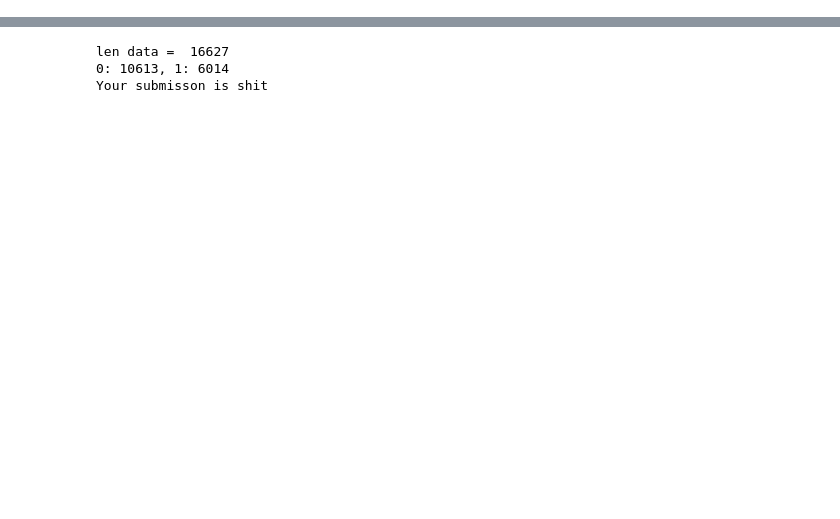
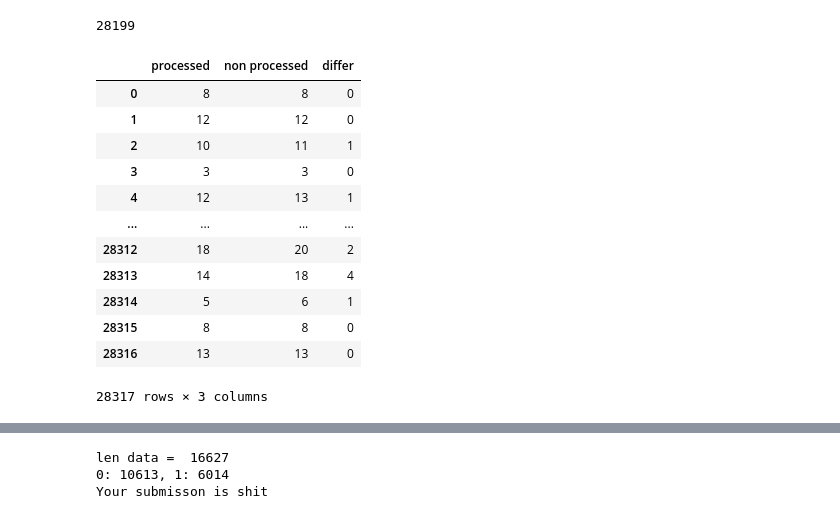
Before and after one commit to SmirnovMihail/ML_project_2020, a Jupyter notebook: Testing_smth_new.ipynb, the cells around one changed output, grey strips where cells are left out. Cells and saved outputs as stored; diff of their text form; code cells hidden in the pictures; blank space fills up the shorter version.

```diff
--- a/Testing_smth_new.ipynb
+++ b/Testing_smth_new.ipynb
@@ -343,0 +477,28 @@ def predict(X_train, X_test, train_target, model, scaler=None, **kwargs):
+# %%
+df = pd.read_csv('./data/unversal_table_with_bad_words.csv')
+df.fillna(' ', inplace=True)
+
+info = pd.DataFrame()
+
+info['processed'] = processed_df['title'].apply(lambda x: len(x.split()))
+info['non processed'] = df['title'].apply(lambda x: len(x.split()))
+info['differ'] = info['non processed'] - info['processed']
+
+print(info['differ'].max())
+info[info.differ == info['differ'].max()]
+info
+# %% [output]
+28199
+|  | processed | non processed | differ |
+| 0 | 8 | 8 | 0 |
+| 1 | 12 | 12 | 0 |
+| 2 | 10 | 11 | 1 |
+| 3 | 3 | 3 | 0 |
+| 4 | 12 | 13 | 1 |
+| ... | ... | ... | ... |
+| 28312 | 18 | 20 | 2 |
+| 28313 | 14 | 18 | 4 |
+| 28314 | 5 | 6 | 1 |
+| 28315 | 8 | 8 | 0 |
+| 28316 | 13 | 13 | 0 |
+28317 rows × 3 columns
```
Also changed, not shown: parts of 81 cells of this notebook, 1 other file.
